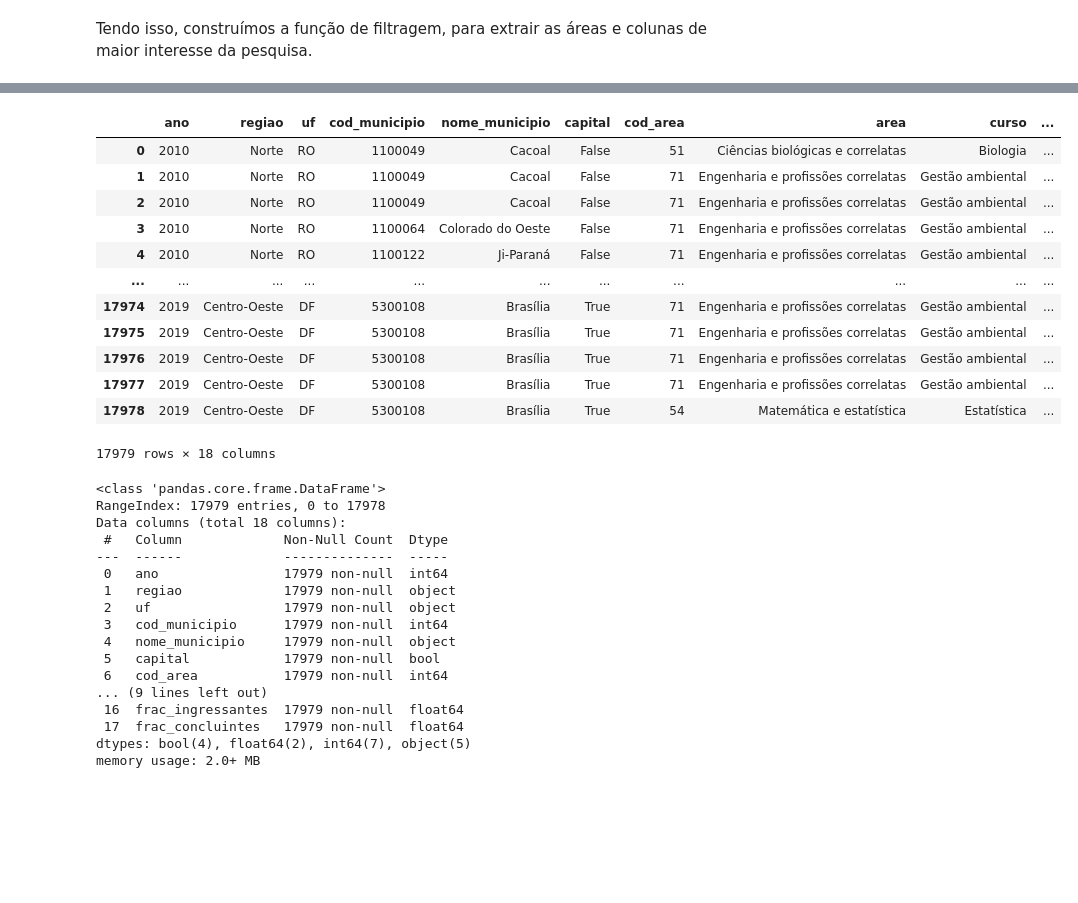
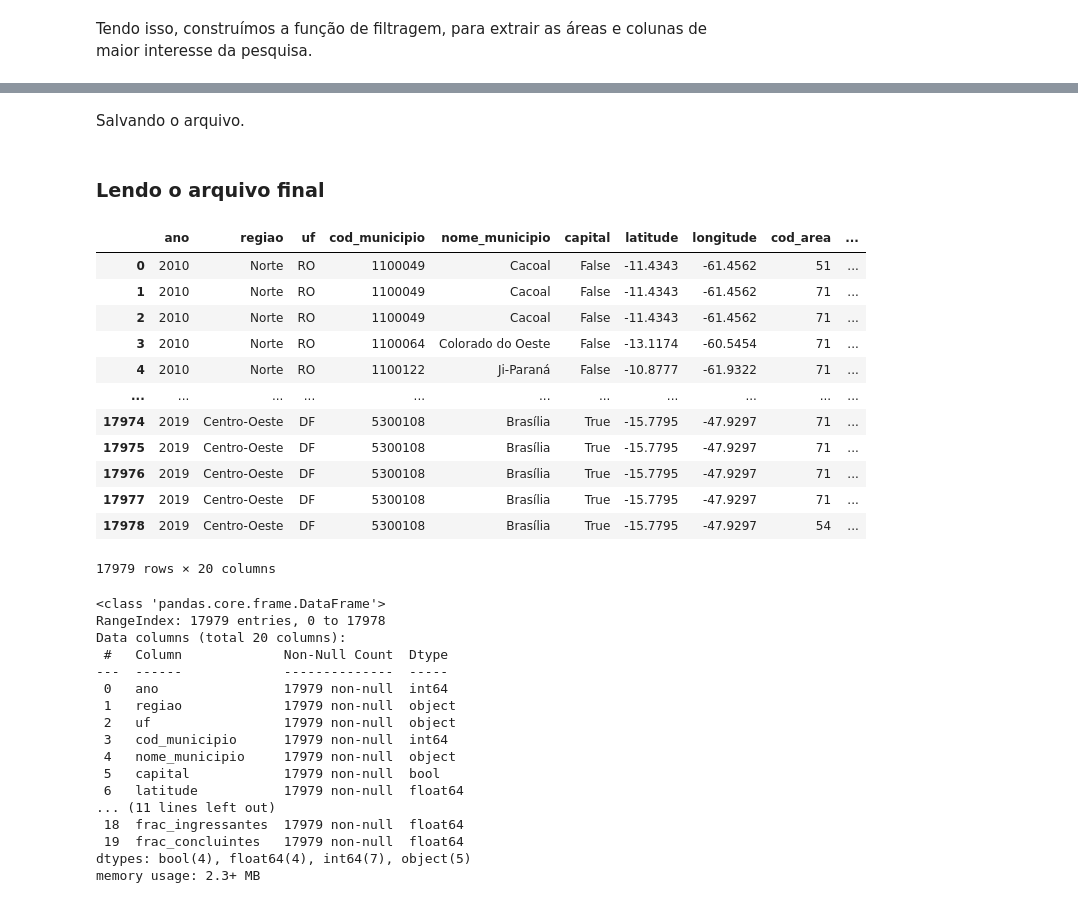
Before and after one commit to lujasmin/alunas, a Jupyter notebook: sections/data_manipulation.ipynb, the cells around one changed output, grey strips where cells are left out. Drawn from its saved outputs; the diff is of its cells as text; code cells hidden in the pictures; blank space fills up the shorter version.

```diff
--- a/sections/data_manipulation.ipynb
+++ b/sections/data_manipulation.ipynb
@@ -131,30 +200,33 @@ df
+# %% [markdown]
+Salvando o arquivo.
 # %%
 output_file = '../data/cursos.csv.zip'
 df.to_csv(output_file, index=False)
+# %% [markdown]
+### Lendo o arquivo final
 # %%
-df_read = pd.read_csv(
-  output_file, dtype={'cod_municipio': int})
+df_read = pd.read_csv(output_file)
 df_read
 # %% [output]
-|  | ano | regiao | uf | cod_municipio | nome_municipio | capital | cod_area | area | curso | ... |
-| 0 | 2010 | Norte | RO | 1100049 | Cacoal | False | 51 | Ciências biológicas e correlatas | Biologia | ... |
-| 1 | 2010 | Norte | RO | 1100049 | Cacoal | False | 71 | Engenharia e profissões correlatas | Gestão ambiental | ... |
-| 2 | 2010 | Norte | RO | 1100049 | Cacoal | False | 71 | Engenharia e profissões correlatas | Gestão ambiental | ... |
-| 3 | 2010 | Norte | RO | 1100064 | Colorado do Oeste | False | 71 | Engenharia e profissões correlatas | Gestão ambiental | ... |
-| 4 | 2010 | Norte | RO | 1100122 | Ji-Paraná | False | 71 | Engenharia e profissões correlatas | Gestão ambiental | ... |
+|  | ano | regiao | uf | cod_municipio | nome_municipio | capital | latitude | longitude | cod_area | ... |
+| 0 | 2010 | Norte | RO | 1100049 | Cacoal | False | -11.4343 | -61.4562 | 51 | ... |
+| 1 | 2010 | Norte | RO | 1100049 | Cacoal | False | -11.4343 | -61.4562 | 71 | ... |
+| 2 | 2010 | Norte | RO | 1100049 | Cacoal | False | -11.4343 | -61.4562 | 71 | ... |
+| 3 | 2010 | Norte | RO | 1100064 | Colorado do Oeste | False | -13.1174 | -60.5454 | 71 | ... |
+| 4 | 2010 | Norte | RO | 1100122 | Ji-Paraná | False | -10.8777 | -61.9322 | 71 | ... |
 | ... | ... | ... | ... | ... | ... | ... | ... | ... | ... | ... |
-| 17974 | 2019 | Centro-Oeste | DF | 5300108 | Brasília | True | 71 | Engenharia e profissões correlatas | Gestão ambiental | ... |
-| 17975 | 2019 | Centro-Oeste | DF | 5300108 | Brasília | True | 71 | Engenharia e profissões correlatas | Gestão ambiental | ... |
-| 17976 | 2019 | Centro-Oeste | DF | 5300108 | Brasília | True | 71 | Engenharia e profissões correlatas | Gestão ambiental | ... |
-| 17977 | 2019 | Centro-Oeste | DF | 5300108 | Brasília | True | 71 | Engenharia e profissões correlatas | Gestão ambiental | ... |
-| 17978 | 2019 | Centro-Oeste | DF | 5300108 | Brasília | True | 54 | Matemática e estatística | Estatística | ... |
+| 17974 | 2019 | Centro-Oeste | DF | 5300108 | Brasília | True | -15.7795 | -47.9297 | 71 | ... |
+| 17975 | 2019 | Centro-Oeste | DF | 5300108 | Brasília | True | -15.7795 | -47.9297 | 71 | ... |
+| 17976 | 2019 | Centro-Oeste | DF | 5300108 | Brasília | True | -15.7795 | -47.9297 | 71 | ... |
+| 17977 | 2019 | Centro-Oeste | DF | 5300108 | Brasília | True | -15.7795 | -47.9297 | 71 | ... |
+| 17978 | 2019 | Centro-Oeste | DF | 5300108 | Brasília | True | -15.7795 | -47.9297 | 54 | ... |
-17979 rows × 18 columns
+17979 rows × 20 columns
 # %%
 df_read.info()
 # %% [output]
 <class 'pandas.core.frame.DataFrame'>
 RangeIndex: 17979 entries, 0 to 17978
-Data columns (total 18 columns):
+Data columns (total 20 columns):
  #   Column             Non-Null Count  Dtype
 ---  ------             --------------  -----
  0   ano                17979 non-null  int64
@@ -163,9 +235,9 @@ Data columns (total 18 columns):
  3   cod_municipio      17979 non-null  int64
  4   nome_municipio     17979 non-null  object
  5   capital            17979 non-null  bool
- 6   cod_area           17979 non-null  int64
-... (9 lines left out)
- 16  frac_ingressantes  17979 non-null  float64
- 17  frac_concluintes   17979 non-null  float64
-dtypes: bool(4), float64(2), int64(7), object(5)
-memory usage: 2.0+ MB
+ 6   latitude           17979 non-null  float64
+... (11 lines left out)
+ 18  frac_ingressantes  17979 non-null  float64
+ 19  frac_concluintes   17979 non-null  float64
+dtypes: bool(4), float64(4), int64(7), object(5)
+memory usage: 2.3+ MB
```
Also changed, not shown: parts of 15 cells of this notebook, 3 other files.
